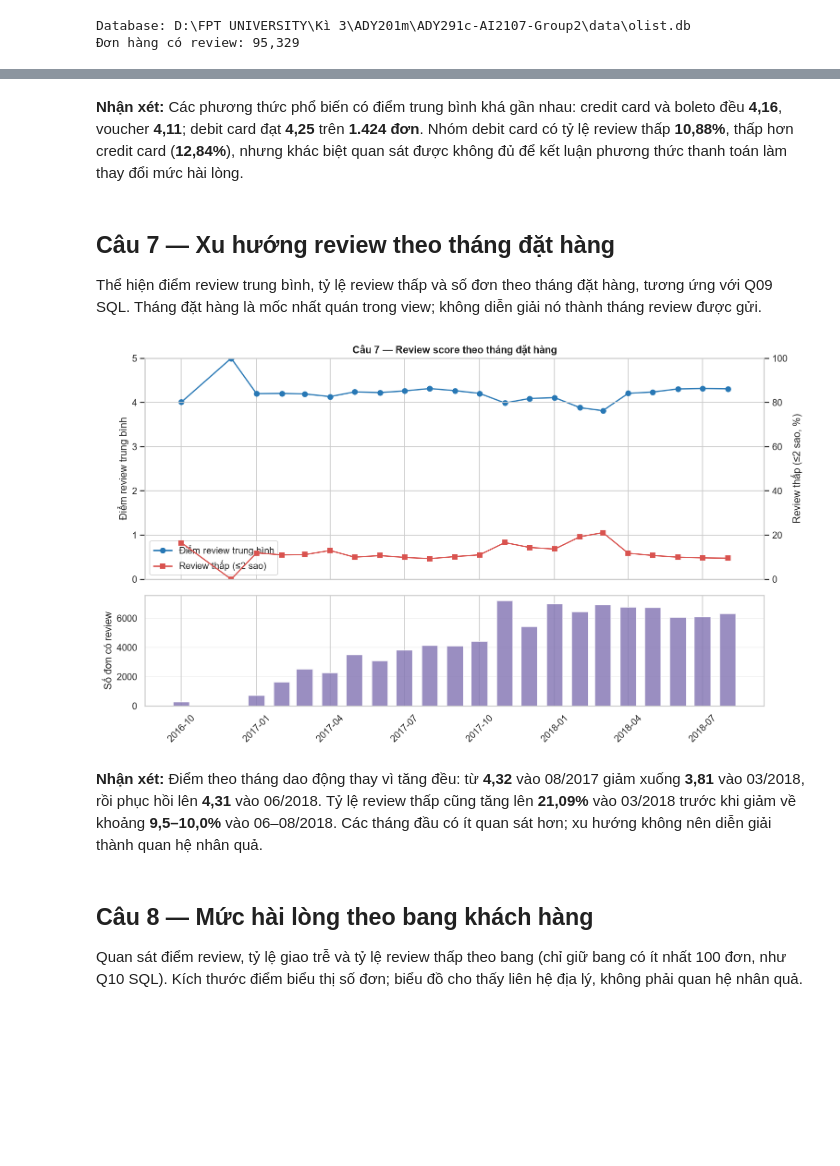
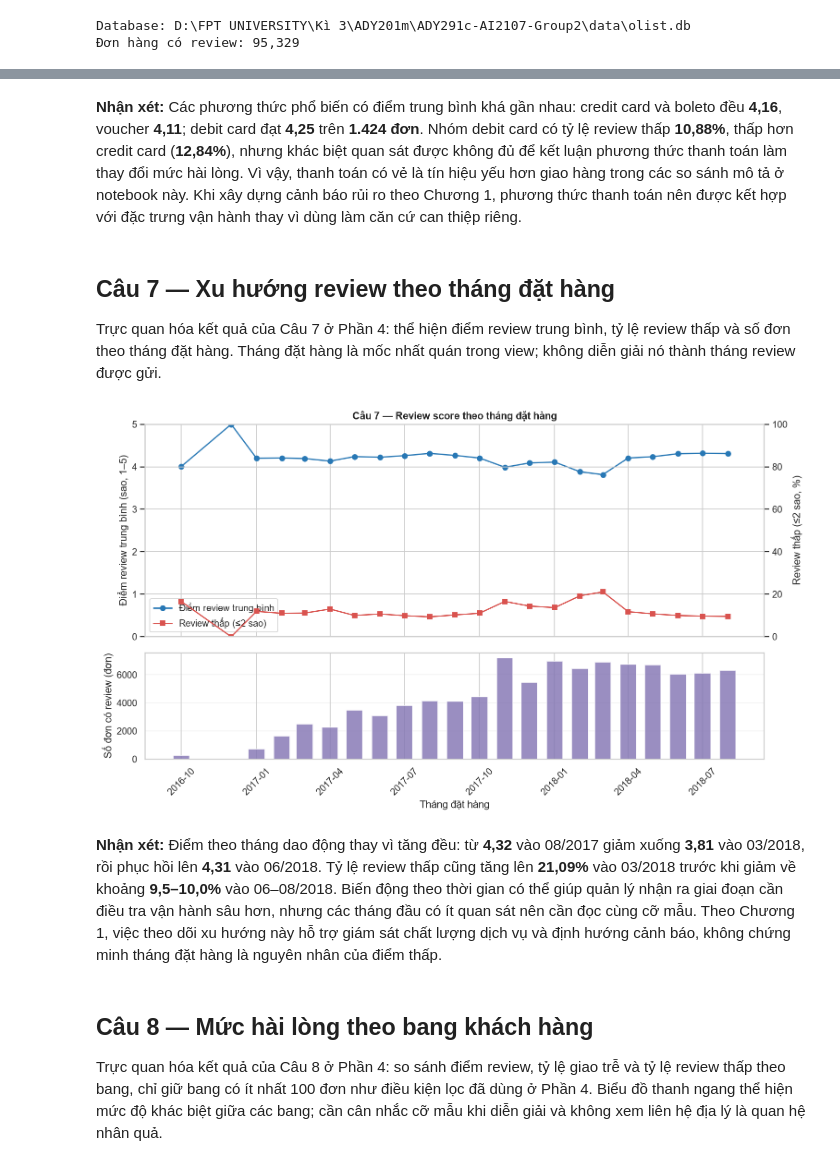
Before and after one commit to TrungTayNA/ADY291c-AI2107-Group-1, a Jupyter notebook: Notebooks Project/5_Data Visualization/05_Data_Visualization.ipynb, the cells around one changed output, grey strips where cells are left out. Cells and saved outputs as stored; diff of their text form; code cells hidden in the pictures; blank space fills up the shorter version.

```diff
--- a/Notebooks Project/5_Data Visualization/05_Data_Visualization.ipynb
+++ b/Notebooks Project/5_Data Visualization/05_Data_Visualization.ipynb
@@ -273,43 +326,44 @@ debit_card                  10.88
 # %% [markdown]
-**Nhận xét:** Các phương thức phổ biến có điểm trung bình khá gần nhau: credit card và boleto đều **4,16**, voucher **4,11**; debit card đạt **4,25** trên **1.424 đơn**. Nhóm debit card có tỷ lệ review thấp **10,88%**, thấp hơn credit card (**12,84%**), nhưng khác biệt quan sát được không đủ để kết luận phương thức thanh toán làm thay đổi mức hài lòng.
+**Nhận xét:** Các phương thức phổ biến có điểm trung bình khá gần nhau: credit card và boleto đều **4,16**, voucher **4,11**; debit card đạt **4,25** trên **1.424 đơn**. Nhóm debit card có tỷ lệ review thấp **10,88%**, thấp hơn credit card (**12,84%**), nhưng khác biệt quan sát được không đủ để kết luận phương thức thanh toán làm thay đổi mức hài lòng. Vì vậy, thanh toán có vẻ là tín hiệu yếu hơn giao hàng trong các so sánh mô tả ở notebook này. Khi xây dựng cảnh báo rủi ro theo Chương 1, phương thức thanh toán nên được kết hợp với đặc trưng vận hành thay vì dùng làm căn cứ can thiệp riêng.
 # %% [markdown]
 ## Câu 7 — Xu hướng review theo tháng đặt hàng
 
-Thể hiện điểm review trung bình, tỷ lệ review thấp và số đơn theo tháng đặt hàng, tương ứng với Q09 SQL. Tháng đặt hàng là mốc nhất quán trong view; không diễn giải nó thành tháng review được gửi.
+Trực quan hóa kết quả của Câu 7 ở Phần 4: thể hiện điểm review trung bình, tỷ lệ review thấp và số đơn theo tháng đặt hàng. Tháng đặt hàng là mốc nhất quán trong view; không diễn giải nó thành tháng review được gửi.
 # %%
 q09 = reviews.groupby("purchase_year_month").agg(
     order_count=("order_id", "size"),
     avg_review_score=("review_score", "mean"),
     low_score_pct=("low_score", "mean"),
 ).sort_index()
 q09["low_score_pct"] *= 100
 
 fig, (ax_score, ax_count) = plt.subplots(
     2, 1, figsize=(12, 7), sharex=True, gridspec_kw={"height_ratios": [2, 1]}
 )
 ax_score.plot(q09.index, q09["avg_review_score"], marker="o", color="#2878B5", label="Điểm review trung bình")
-ax_score.set(title="Câu 7 — Review score theo tháng đặt hàng", ylabel="Điểm review trung bình", ylim=(0, 5))
+ax_score.set(title="Câu 7 — Review score theo tháng đặt hàng", ylabel="Điểm review trung bình (sao, 1–5)", ylim=(0, 5))
 ax_score.grid(axis="y", alpha=0.25)
 ax_rate = ax_score.twinx()
 ax_rate.plot(q09.index, q09["low_score_pct"], marker="s", color="#D9534F", label="Review thấp (≤2 sao)")
 ax_rate.set_ylabel("Review thấp (≤2 sao, %)")
 ax_rate.set_ylim(0, 100)
 lines = ax_score.get_lines() + ax_rate.get_lines()
 ax_score.legend(lines, [line.get_label() for line in lines], loc="best")
 ax_count.bar(q09.index, q09["order_count"], width=20, color="#8172B2", alpha=0.8)
-ax_count.set_ylabel("Số đơn có review")
+ax_count.set_ylabel("Số đơn có review (đơn)")
+ax_count.set_xlabel("Tháng đặt hàng")
 ax_count.grid(axis="y", alpha=0.25)
 ax_count.tick_params(axis="x", rotation=45)
 fig.tight_layout()
 save_figure(fig, "05_07_monthly_review_score.png")
 # %% [output]
-[figure, old version]
+[figure, new version]
 # %% [markdown]
-**Nhận xét:** Điểm theo tháng dao động thay vì tăng đều: từ **4,32** vào 08/2017 giảm xuống **3,81** vào 03/2018, rồi phục hồi lên **4,31** vào 06/2018. Tỷ lệ review thấp cũng tăng lên **21,09%** vào 03/2018 trước khi giảm về khoảng **9,5–10,0%** vào 06–08/2018. Các tháng đầu có ít quan sát hơn; xu hướng không nên diễn giải thành quan hệ nhân quả.
+**Nhận xét:** Điểm theo tháng dao động thay vì tăng đều: từ **4,32** vào 08/2017 giảm xuống **3,81** vào 03/2018, rồi phục hồi lên **4,31** vào 06/2018. Tỷ lệ review thấp cũng tăng lên **21,09%** vào 03/2018 trước khi giảm về khoảng **9,5–10,0%** vào 06–08/2018. Biến động theo thời gian có thể giúp quản lý nhận ra giai đoạn cần điều tra vận hành sâu hơn, nhưng các tháng đầu có ít quan sát nên cần đọc cùng cỡ mẫu. Theo Chương 1, việc theo dõi xu hướng này hỗ trợ giám sát chất lượng dịch vụ và định hướng cảnh báo, không chứng minh tháng đặt hàng là nguyên nhân của điểm thấp.
 # %% [markdown]
 ## Câu 8 — Mức hài lòng theo bang khách hàng
 
-Quan sát điểm review, tỷ lệ giao trễ và tỷ lệ review thấp theo bang (chỉ giữ bang có ít nhất 100 đơn, như Q10 SQL). Kích thước điểm biểu thị số đơn; biểu đồ cho thấy liên hệ địa lý, không phải quan hệ nhân quả.
+Trực quan hóa kết quả của Câu 8 ở Phần 4: so sánh điểm review, tỷ lệ giao trễ và tỷ lệ review thấp theo bang, chỉ giữ bang có ít nhất 100 đơn như điều kiện lọc đã dùng ở Phần 4. Biểu đồ thanh ngang thể hiện mức độ khác biệt giữa các bang; cần cân nhắc cỡ mẫu khi diễn giải và không xem liên hệ địa lý là quan hệ nhân quả.
 # %%
 q10 = reviews.groupby("customer_state").agg(
     order_count=("order_id", "size"),
```
Also changed, not shown: parts of 28 cells of this notebook, 12 other files.
